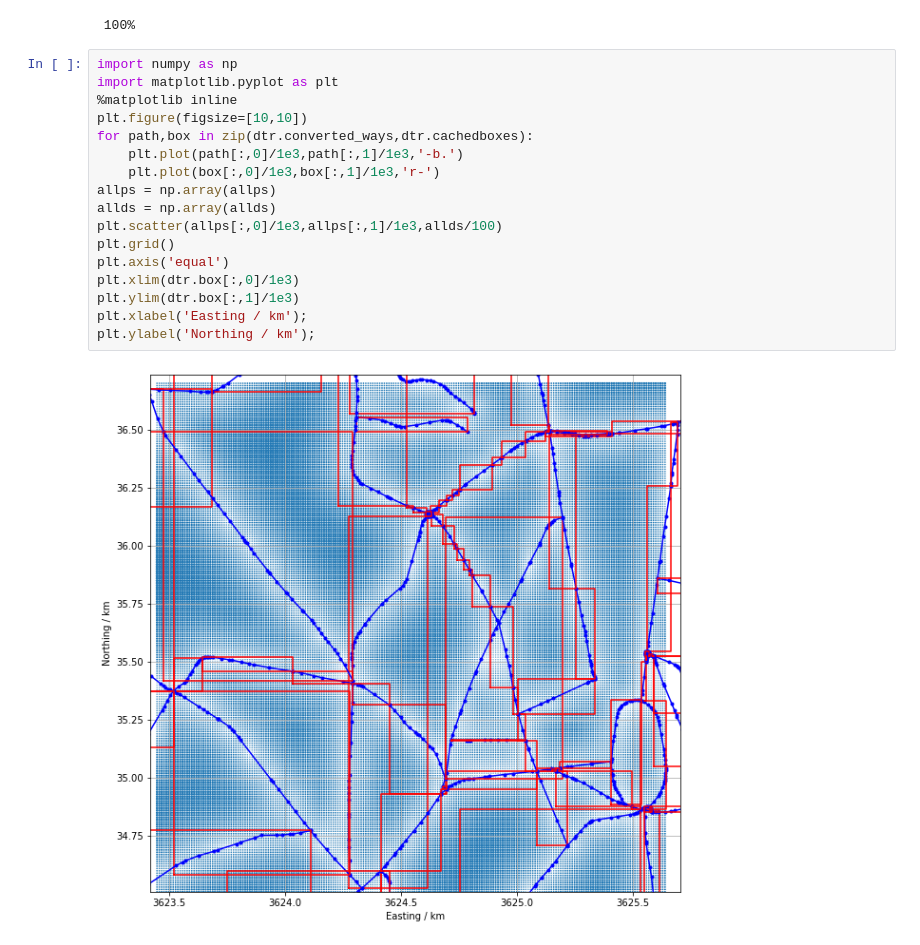
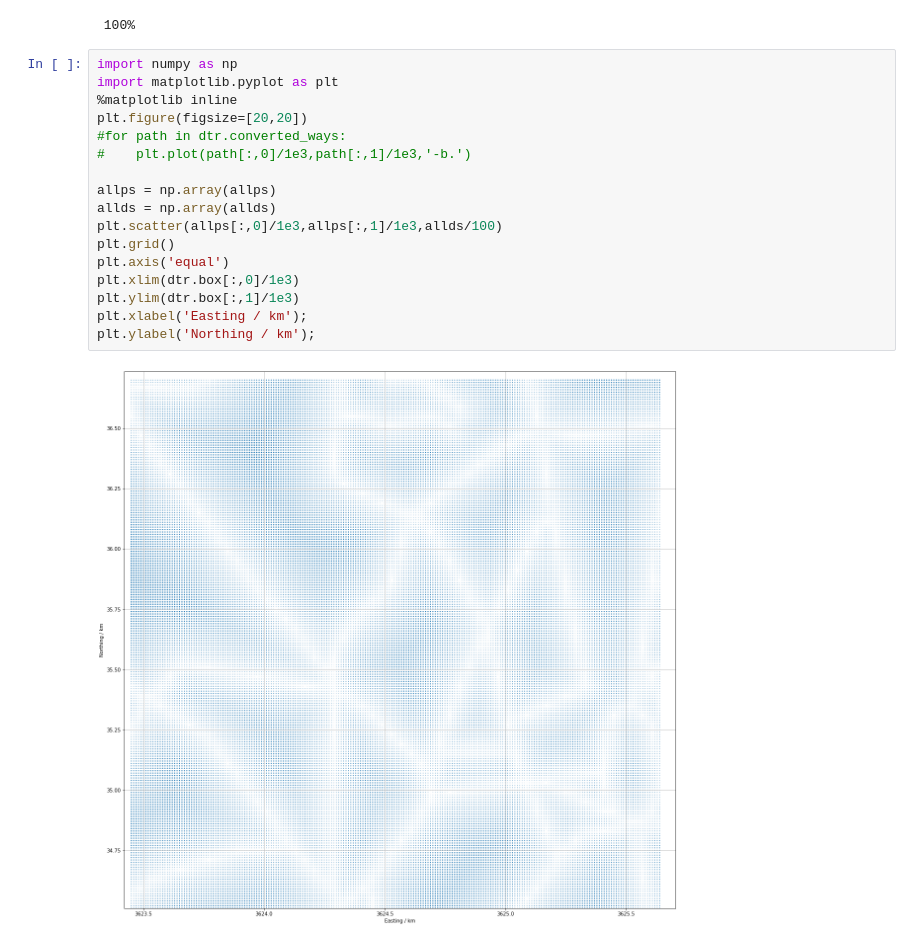
Before and after one commit to lionfish0/distancetoroad, a Jupyter notebook: jupyter/Demo.ipynb, the cells around one changed output. Drawn from its saved outputs; the diff is of its cells as text.

```diff
--- a/jupyter/Demo.ipynb
+++ b/jupyter/Demo.ipynb
@@ -48,19 +47,19 @@ for xi,x in enumerate(xs):
 # %%
 import numpy as np
 import matplotlib.pyplot as plt
 %matplotlib inline
-plt.figure(figsize=[10,10])
-for path,box in zip(dtr.converted_ways,dtr.cachedboxes):
-    plt.plot(path[:,0]/1e3,path[:,1]/1e3,'-b.')
-    plt.plot(box[:,0]/1e3,box[:,1]/1e3,'r-')
+plt.figure(figsize=[20,20])
+#for path in dtr.converted_ways:
+#    plt.plot(path[:,0]/1e3,path[:,1]/1e3,'-b.')
+
 allps = np.array(allps)
 allds = np.array(allds)
 plt.scatter(allps[:,0]/1e3,allps[:,1]/1e3,allds/100)
 plt.grid()
 plt.axis('equal')
 plt.xlim(dtr.box[:,0]/1e3)
 plt.ylim(dtr.box[:,1]/1e3)
 plt.xlabel('Easting / km');
 plt.ylabel('Northing / km');
 # %% [output]
-[figure, old version]
+[figure, new version]
```
Also changed, not shown: parts of 2 cells of this notebook, 1 other file.
